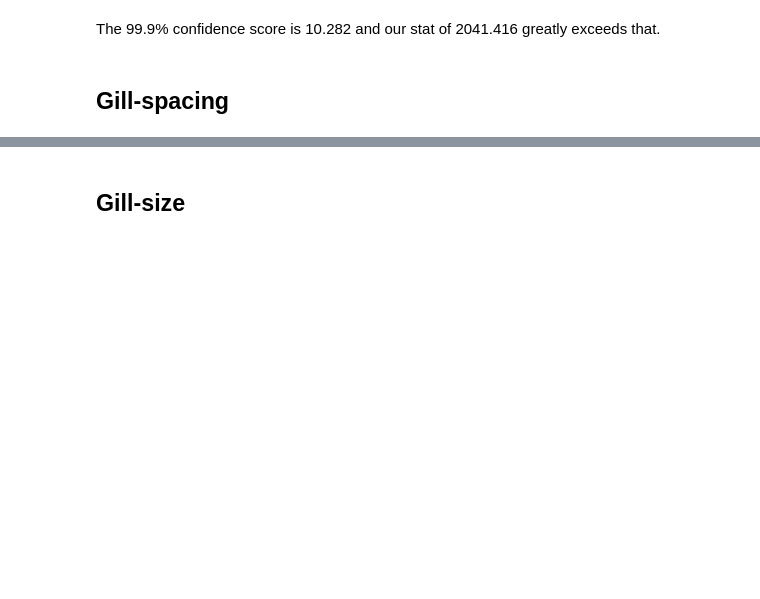
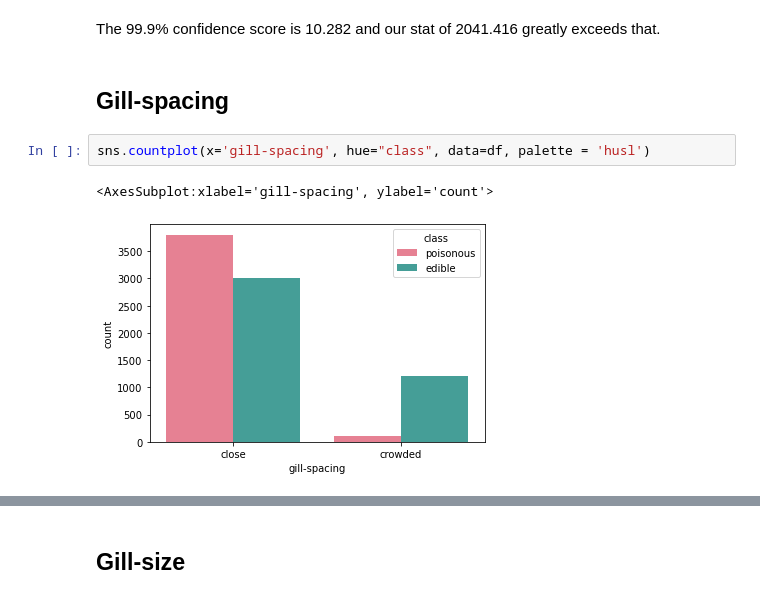
Before and after one commit to raizelistaken/Classification_project3, a Jupyter notebook: Thursday.ipynb, the cells around one changed output, grey strips where cells are left out. Saved outputs shown, nothing was run; the diff lists cells and outputs as text; blank space fills up the shorter version.

```diff
--- a/Thursday.ipynb
+++ b/Thursday.ipynb
@@ -354,3 +354,8 @@ Dependent (reject H0)
 The 99.9% confidence score is 10.282 and our stat of 2041.416 greatly exceeds that.
 # %% [markdown]
 ## Gill-spacing
+# %%
+sns.countplot(x='gill-spacing', hue="class", data=df, palette = 'husl')
+# %% [output]
+<AxesSubplot:xlabel='gill-spacing', ylabel='count'>
+[figure, added]
```
Also changed, not shown: parts of 12 cells of this notebook.
